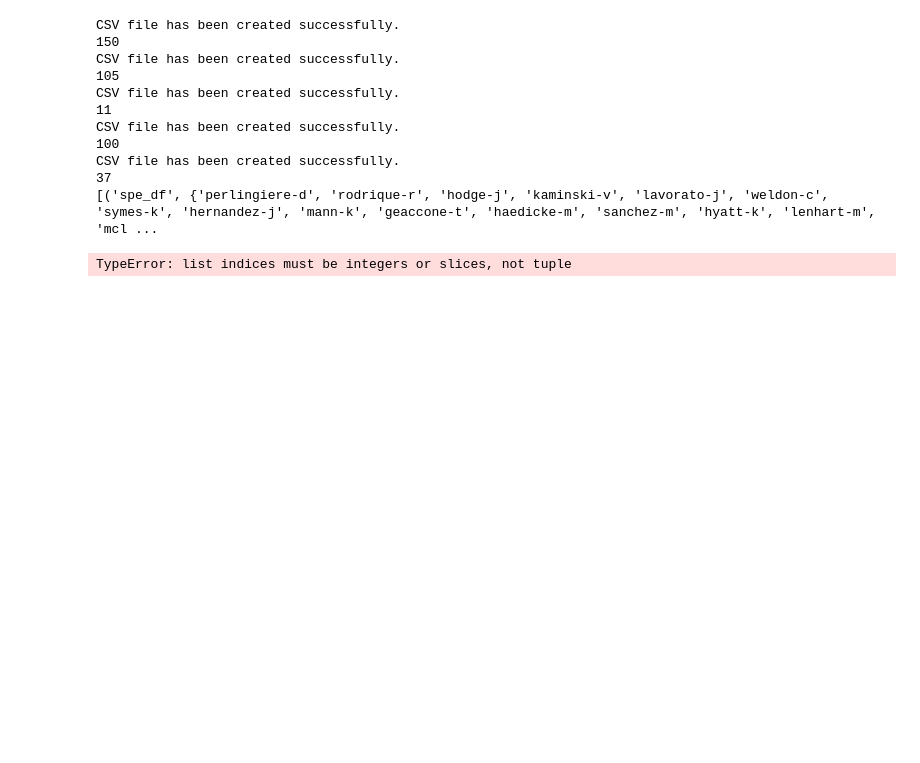
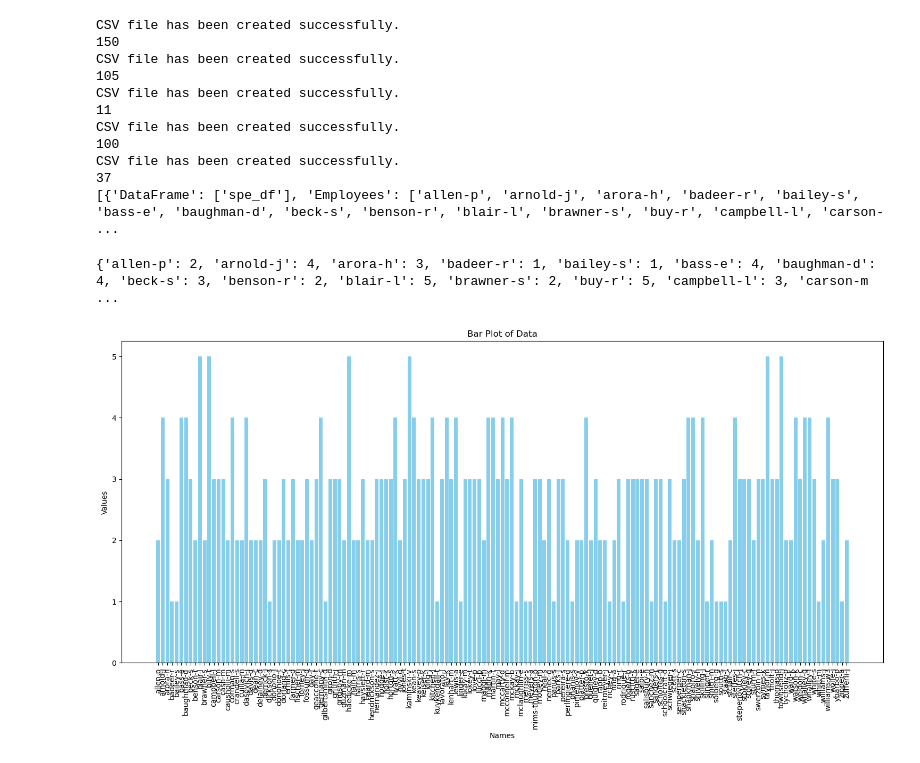
Before and after one commit to Thomo99/dataWranglingAndAcquisition, a Jupyter notebook: Assessment2.2/question1.ipynb, the cells around one changed output. Saved outputs shown, nothing was run; the diff lists cells and outputs as text; code cells hidden in the pictures; blank space fills up the shorter version.

Commit message:
Need to fix the chart

```diff
--- a/Assessment2.2/question1.ipynb
+++ b/Assessment2.2/question1.ipynb
@@ -156,7 +157,7 @@ for file in data_files:
 
         completed_names = check_names(df_2001, df)
 
-        entry = (dataframe_name, set(completed_names))
+        entry = {'DataFrame': [dataframe_name], 'Employees': completed_names}
 
         sets.append(entry)
 
@@ -172,22 +173,37 @@ CSV file has been created successfully.
 100
 CSV file has been created successfully.
 37
-[('spe_df', {'perlingiere-d', 'rodrique-r', 'hodge-j', 'kaminski-v', 'lavorato-j', 'weldon-c', 'symes-k', 'hernandez-j', 'mann-k', 'geaccone-t', 'haedicke-m', 'sanchez-m', 'hyatt-k', 'lenhart-m', 'mcl ...
+[{'DataFrame': ['spe_df'], 'Employees': ['allen-p', 'arnold-j', 'arora-h', 'badeer-r', 'bailey-s', 'bass-e', 'baughman-d', 'beck-s', 'benson-r', 'blair-l', 'brawner-s', 'buy-r', 'campbell-l', 'carson- ...
-# %%
-import matplotlib.pyplot as plt
-from matplotlib_venn import venn2, venn3
-
-# Create Venn diagram based on the number of sets
-if len(sets) == 2:
-    venn2(subsets=[sets[set_name] for set_name in sets], set_labels=sets.keys())
-elif len(sets) == 3:
-    venn3(subsets=[sets[set_name] for set_name in sets], set_labels=sets.keys())
-elif len(sets) == 4:
-    venn3(subsets=[sets[set_name] for set_name in sets], set_labels=sets.keys())
-elif len(sets) == 5:
-    venn3(subsets=[sets[set_name] for set_name in sets], set_labels=sets.keys())
-
-# Show the plot
-plt.show()
-# %% [output]
-TypeError: list indices must be integers or slices, not tuple
+# %%
+name_count = {}
+
+for entry in sets:
+    for employee in entry['Employees']:  # Accessing the 'Employees' key of each entry
+        if employee in name_count:
+            name_count[employee] += 1  # Increment count if name is already in dictionary
+        else:
+            name_count[employee] = 1  # Initialize count if name is encountered for the first time
+
+print(name_count)
+# %% [output]
+{'allen-p': 2, 'arnold-j': 4, 'arora-h': 3, 'badeer-r': 1, 'bailey-s': 1, 'bass-e': 4, 'baughman-d': 4, 'beck-s': 3, 'benson-r': 2, 'blair-l': 5, 'brawner-s': 2, 'buy-r': 5, 'campbell-l': 3, 'carson-m ...
+# %%
+# Extract names and values
+names = list(name_count.keys())
+values = list(name_count.values())
+
+# Plotting the bar plot
+plt.figure(figsize=(15, 8))  # Adjust figure size as needed
+plt.bar(names, values, color='skyblue')
+
+# Adding labels and title
+plt.xlabel('Names')
+plt.ylabel('Values')
+plt.title('Bar Plot of Data')
+plt.xticks(rotation=90)  # Rotate x-axis labels for better readability
+
+# Displaying the plot
+plt.tight_layout()  # Adjust layout to prevent clipping of labels
+plt.show()
+# %% [output]
+[figure, added]
```
Also changed, not shown: parts of 1 cell of this notebook.
